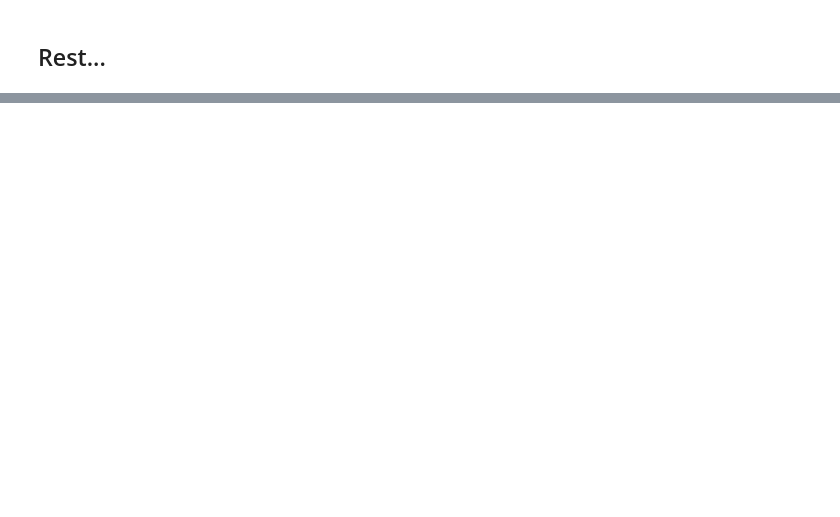
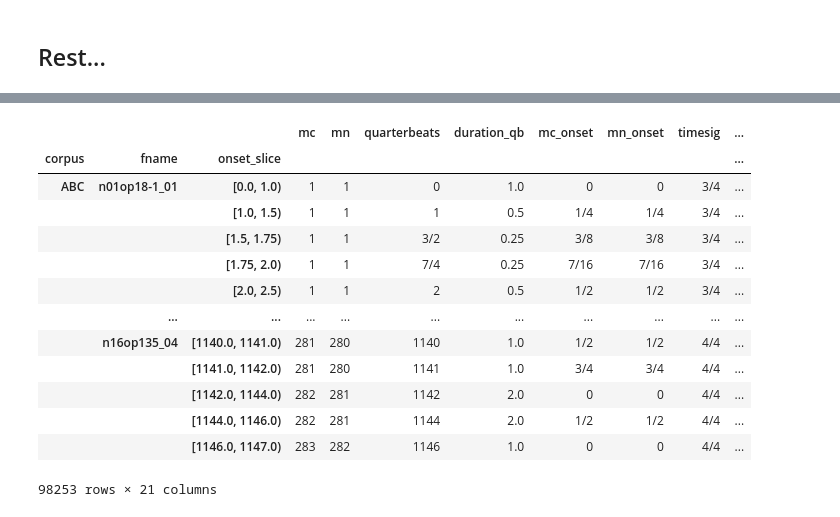
Before and after one commit to DCMLab/dimcat, a Jupyter notebook: docs/notebooks/chord_slicing_test.ipynb, the cells around one changed output, grey strips where cells are left out. Drawn from its saved outputs; the diff is of its cells as text; code cells hidden in the pictures; blank space fills up the shorter version.

```diff
--- a/docs/notebooks/chord_slicing_test.ipynb
+++ b/docs/notebooks/chord_slicing_test.ipynb
@@ -0,0 +1,13 @@
+# %%
+import os
+from git import Repo
+import dimcat as dc
+from ms3 import __version__ as ms3_version
+corpus_path = "~/ABC"
+repo = Repo(corpus_path)
+notebook_repo = Repo('.', search_parent_directories=True)
+notebook_repo_path = notebook_repo.git.rev_parse("--show-toplevel")
+print(f"Notebook repository '{os.path.basename(notebook_repo_path)}' @ {notebook_repo.commit().hexsha[:7]}")
+print(f"Data repo '{os.path.basename(corpus_path)}' @ {repo.commit().hexsha[:7]}")
+print(f"dimcat version {dc.__version__}")
+print(f"ms3 version {ms3_version}")
@@ -18,5 +35,5 @@ The output of these operations is again a dataset with facets.
 # %%
 # this takes some time because it parses the original data, not the preprocessed tsv files
 dataset = dc.Dataset()
-dataset.load("./ABC", parse_tsv=False, parse_scores=True) # make sure to parse directly from MuseScore files
+dataset.load(corpus_path, parse_tsv=False, parse_scores=True) # make sure to parse directly from MuseScore files
 dataset.data
@@ -74,2 +235,19 @@ str(pd.Interval(0.0,1.0,closed='left'))
 # %%
-salami_dts.get_slice_info()
+slice_info = salami_dts.get_slice_info()
+slice_info.to_csv('ABC_chord_slices.tsv.zip', sep='\t')
+slice_info
+# %% [output]
+|  |  |  | mc | mn | quarterbeats | duration_qb | mc_onset | mn_onset | timesig | ... |
+| corpus | fname | onset_slice |  |  |  |  |  |  |  | ... |
+| ABC | n01op18-1_01 | [0.0, 1.0) | 1 | 1 | 0 | 1.0 | 0 | 0 | 3/4 | ... |
+|  |  | [1.0, 1.5) | 1 | 1 | 1 | 0.5 | 1/4 | 1/4 | 3/4 | ... |
+|  |  | [1.5, 1.75) | 1 | 1 | 3/2 | 0.25 | 3/8 | 3/8 | 3/4 | ... |
+|  |  | [1.75, 2.0) | 1 | 1 | 7/4 | 0.25 | 7/16 | 7/16 | 3/4 | ... |
+|  |  | [2.0, 2.5) | 1 | 1 | 2 | 0.5 | 1/2 | 1/2 | 3/4 | ... |
+|  | ... | ... | ... | ... | ... | ... | ... | ... | ... | ... |
+|  | n16op135_04 | [1140.0, 1141.0) | 281 | 280 | 1140 | 1.0 | 1/2 | 1/2 | 4/4 | ... |
+|  |  | [1141.0, 1142.0) | 281 | 280 | 1141 | 1.0 | 3/4 | 3/4 | 4/4 | ... |
+|  |  | [1142.0, 1144.0) | 282 | 281 | 1142 | 2.0 | 0 | 0 | 4/4 | ... |
+|  |  | [1144.0, 1146.0) | 282 | 281 | 1144 | 2.0 | 1/2 | 1/2 | 4/4 | ... |
+|  |  | [1146.0, 1147.0) | 283 | 282 | 1146 | 1.0 | 0 | 0 | 4/4 | ... |
+98253 rows × 21 columns
```
Also changed, not shown: parts of 12 cells of this notebook, 12 other files.
